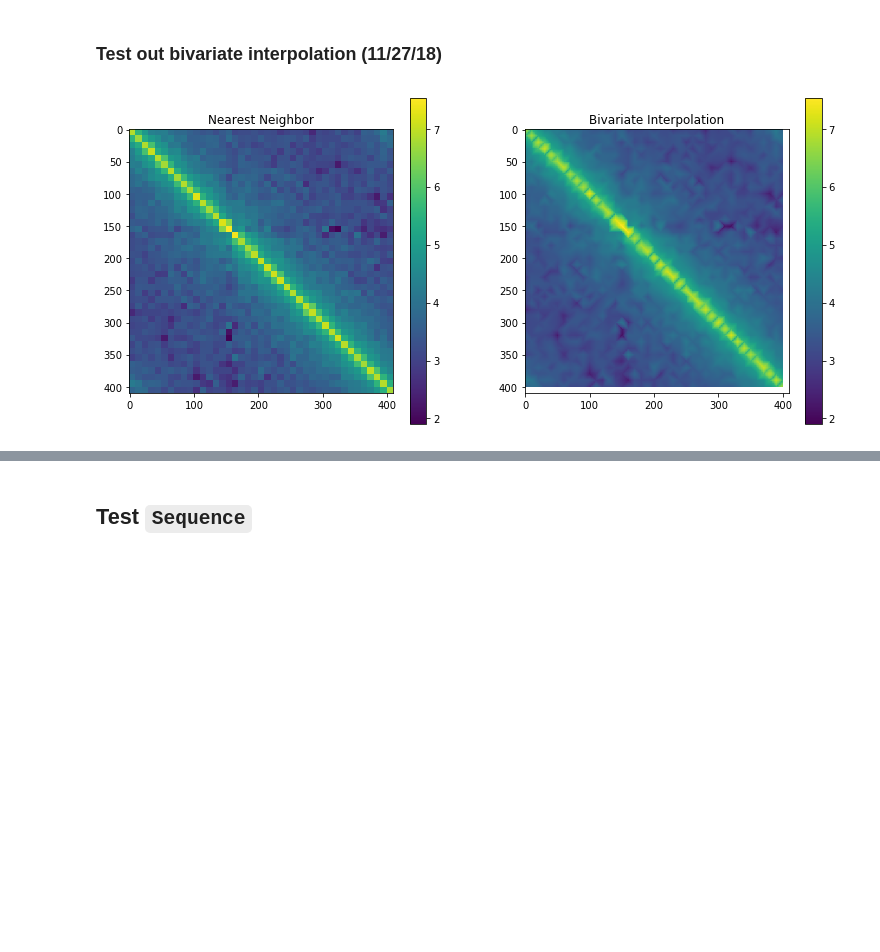
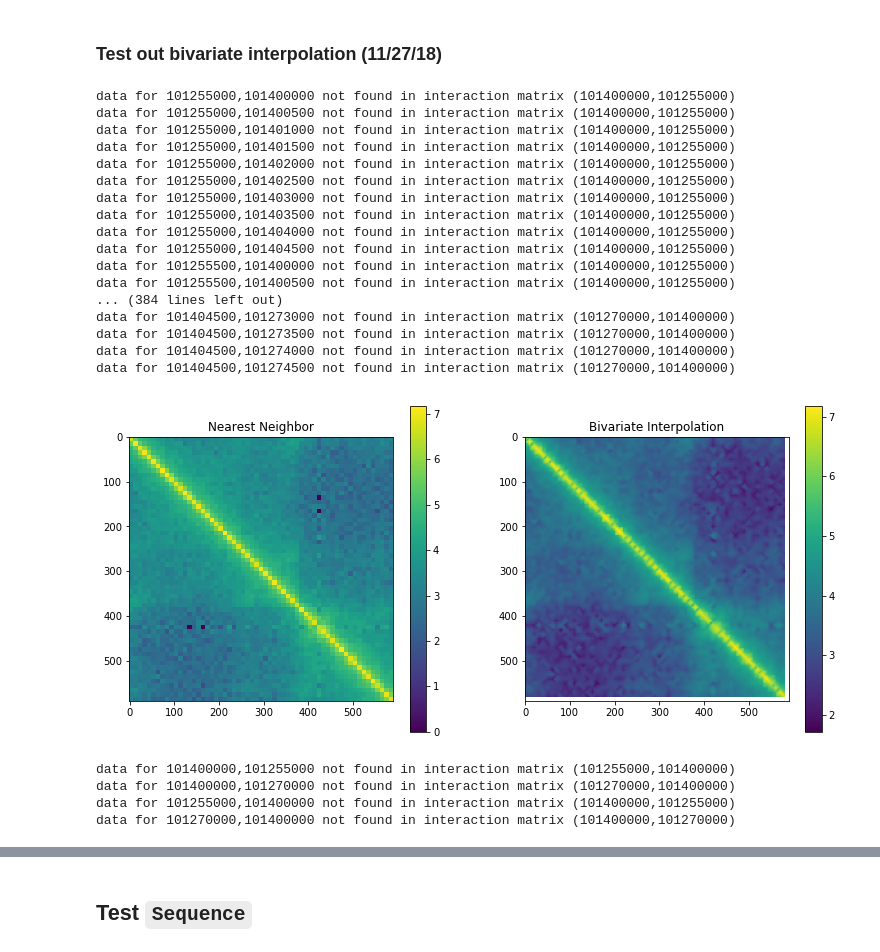
Before and after one commit to venkatesh-sivaraman/hicmotif, a Jupyter notebook: notebooks/test_models.ipynb, the cells around one changed output, grey strips where cells are left out. Drawn from its saved outputs; the diff is of its cells as text; code cells hidden in the pictures; blank space fills up the shorter version.

```diff
--- a/notebooks/test_models.ipynb
+++ b/notebooks/test_models.ipynb
@@ -31,7 +34,7 @@ for i, matrix in enumerate(matrices):
     interpolated = np.zeros(((r[1] - r[0]) // resolution, (r[1] - r[0]) // resolution))
     for x in range(interpolated.shape[0]):
         for y in range(interpolated.shape[1]):
-            interpolated[x,y] = matrix.value_at(x * resolution + r[0], y * resolution + r[0])
+            interpolated[x,y] = matrix.raw_value_at(x * resolution + r[0], y * resolution + r[0])
 
     plt.imshow(np.log(1 + interpolated))
     plt.colorbar()
@@ -62,7 +70,7 @@ data for 101404000,101274000 not found in interaction matrix (101270000,10140000
 from scipy import interpolate
 interp_resolution = 500
 # %%
-matrix = matrices[0]
+matrix = matrices[2]
 r = matrix.range()
 # %%
 # Produce x, y, z
@@ -77,22 +85,55 @@ grid = np.hstack([grid_x.reshape(-1, 1), grid_y.reshape(-1, 1)])
 # %%
 #interp_f = interpolate.griddata(loci_coords, loci_values, method='cubic')
 interpolated = interpolate.griddata(loci_coords, loci_values, grid, method='linear')
 interpolated = interpolated.reshape((r[1] - r[0]) // interp_resolution, (r[1] - r[0]) // interp_resolution)
 
 nearest = np.zeros(((r[1] - r[0]) // interp_resolution, (r[1] - r[0]) // interp_resolution))
 for x in range(nearest.shape[0]):
     for y in range(nearest.shape[1]):
-        nearest[x,y] = matrix.value_at(x * interp_resolution + r[0], y * interp_resolution + r[0])
+        nearest[x,y] = matrix.raw_value_at(x * interp_resolution + r[0], y * interp_resolution + r[0])
 
 plt.figure(figsize=(13, 6))
 plt.subplot(1, 2, 1)
 plt.imshow(np.log(1 + np.maximum(0, nearest)))
 plt.colorbar()
 plt.title("Nearest Neighbor")
 plt.subplot(1, 2, 2)
 plt.imshow(np.log(1 + np.maximum(0, interpolated)))
 plt.colorbar()
 plt.title("Bivariate Interpolation")
 plt.show()
 # %% [output]
+data for 101255000,101400000 not found in interaction matrix (101400000,101255000)
+data for 101255000,101400500 not found in interaction matrix (101400000,101255000)
+data for 101255000,101401000 not found in interaction matrix (101400000,101255000)
+data for 101255000,101401500 not found in interaction matrix (101400000,101255000)
+data for 101255000,101402000 not found in interaction matrix (101400000,101255000)
+data for 101255000,101402500 not found in interaction matrix (101400000,101255000)
+data for 101255000,101403000 not found in interaction matrix (101400000,101255000)
+data for 101255000,101403500 not found in interaction matrix (101400000,101255000)
+data for 101255000,101404000 not found in interaction matrix (101400000,101255000)
+data for 101255000,101404500 not found in interaction matrix (101400000,101255000)
+data for 101255500,101400000 not found in interaction matrix (101400000,101255000)
+data for 101255500,101400500 not found in interaction matrix (101400000,101255000)
+... (384 lines left out)
+data for 101404500,101273000 not found in interaction matrix (101270000,101400000)
+data for 101404500,101273500 not found in interaction matrix (101270000,101400000)
+data for 101404500,101274000 not found in interaction matrix (101270000,101400000)
+data for 101404500,101274500 not found in interaction matrix (101270000,101400000)
-[figure, old version]
+[figure, new version]
+# %%
+# Now try to do bilinear interpolation but using only the values that we have
+loci_x, loci_y = np.meshgrid(np.arange(r[0], r[1], matrix.resolution), np.arange(r[0], r[1], matrix.resolution))
+loci_coords = []
+loci_values = []
+for x, y in zip(loci_x.ravel(), loci_y.ravel()):
+    val = matrix.raw_value_at(x, y)
+    if val != 0.0:
+        loci_coords.append([x, y])
+        loci_values.append(val)
+interpolator = interpolate.LinearNDInterpolator(loci_coords, loci_values)
+# %% [output]
+data for 101400000,101255000 not found in interaction matrix (101255000,101400000)
+data for 101400000,101270000 not found in interaction matrix (101270000,101400000)
+data for 101255000,101400000 not found in interaction matrix (101400000,101255000)
+data for 101270000,101400000 not found in interaction matrix (101400000,101270000)
```
Also changed, not shown: parts of 5 cells of this notebook, 1 other file.
